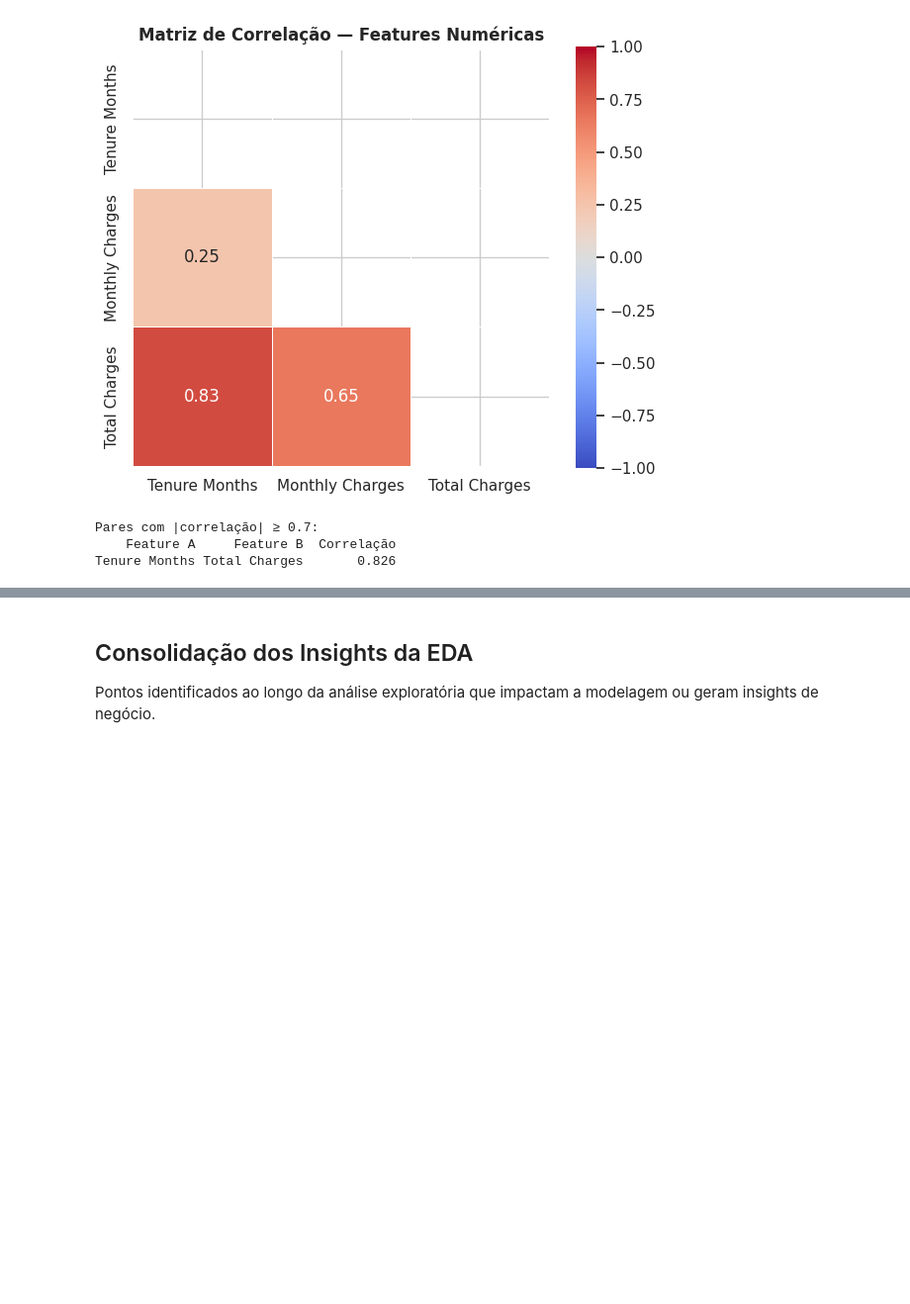
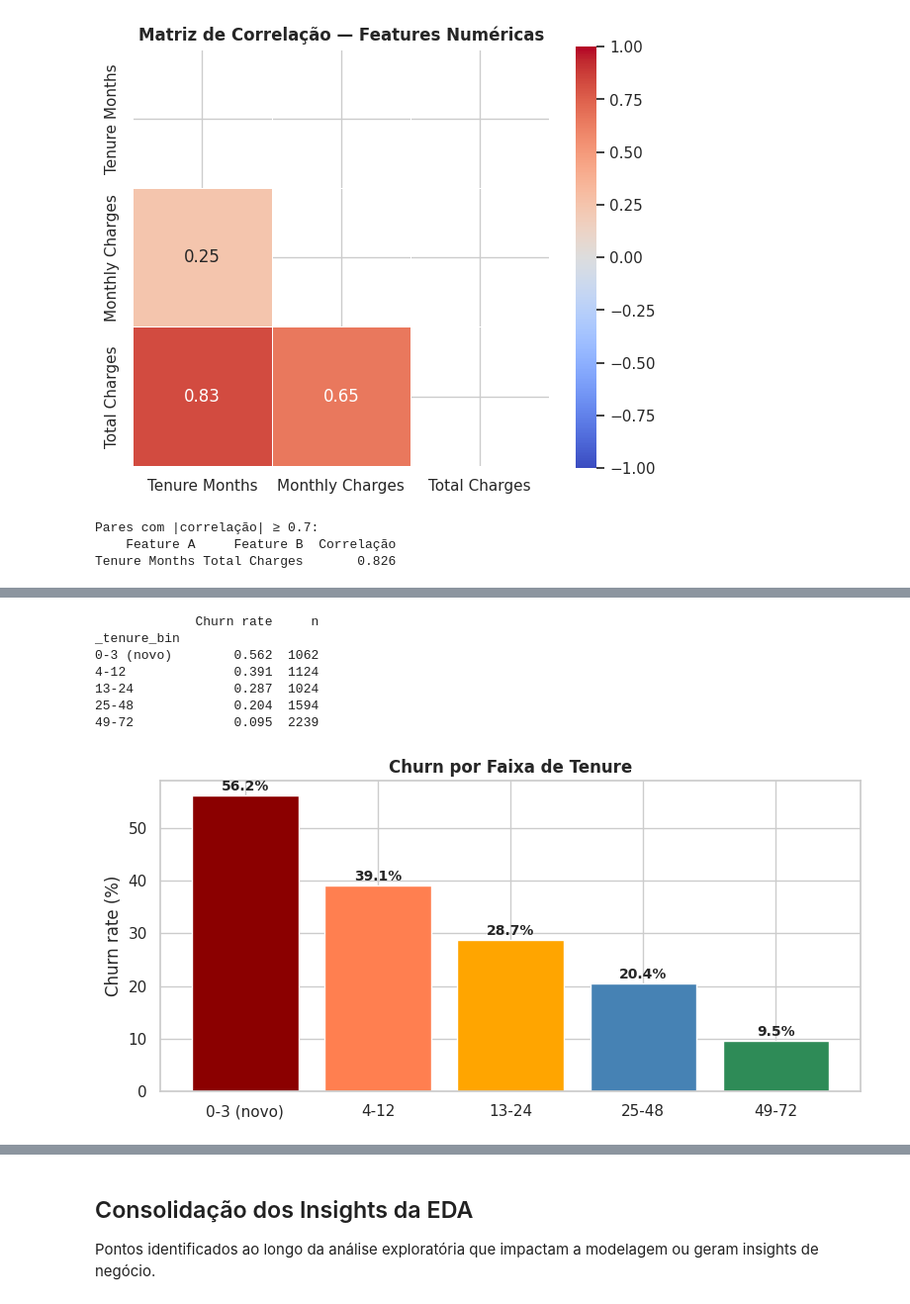
Before and after one commit to Jonathan1902/postech-fiap-tech-challenge-1, a Jupyter notebook: notebooks/01_eda_telco_churn.ipynb, the cells around one changed output, grey strips where cells are left out. Shown at 99% size. Saved outputs shown, nothing was run; the diff lists cells and outputs as text; code cells hidden in the pictures; blank space fills up the shorter version.

```diff
--- a/notebooks/01_eda_telco_churn.ipynb
+++ b/notebooks/01_eda_telco_churn.ipynb
@@ -562,0 +699,28 @@ insights.extend([
+# %%
+bins = [-1, 3, 12, 24, 48, 72]
+labels = ['0-3 (novo)', '4-12', '13-24', '25-48', '49-72']
+df['_tenure_bin'] = pd.cut(df['Tenure Months'], bins=bins, labels=labels)
+
+tenure_summary = (df.groupby('_tenure_bin', observed=True)[TARGET_COL]
+                    .agg(['mean', 'count']).round(3))
+tenure_summary.columns = ['Churn rate', 'n']
+print(tenure_summary)
+
+fig, ax = plt.subplots(figsize=(8, 4))
+ax.bar(tenure_summary.index.astype(str), tenure_summary['Churn rate']*100,
+       color=['darkred','coral','orange','steelblue','seagreen'], edgecolor='white')
+for i, v in enumerate(tenure_summary['Churn rate']*100):
+    ax.text(i, v + 1, f'{v:.1f}%', ha='center', fontsize=10, fontweight='bold')
+ax.set_ylabel('Churn rate (%)'); ax.set_title('Churn por Faixa de Tenure', fontweight='bold')
+plt.tight_layout(); plt.show()
+
+df.drop(columns=['_tenure_bin'], inplace=True)
+# %% [output]
+             Churn rate     n
+_tenure_bin
+0-3 (novo)        0.562  1062
+4-12              0.391  1124
+13-24             0.287  1024
+25-48             0.204  1594
+49-72             0.095  2239
+[figure, added]
```
Also changed, not shown: parts of 23 cells of this notebook, 5 other files.
